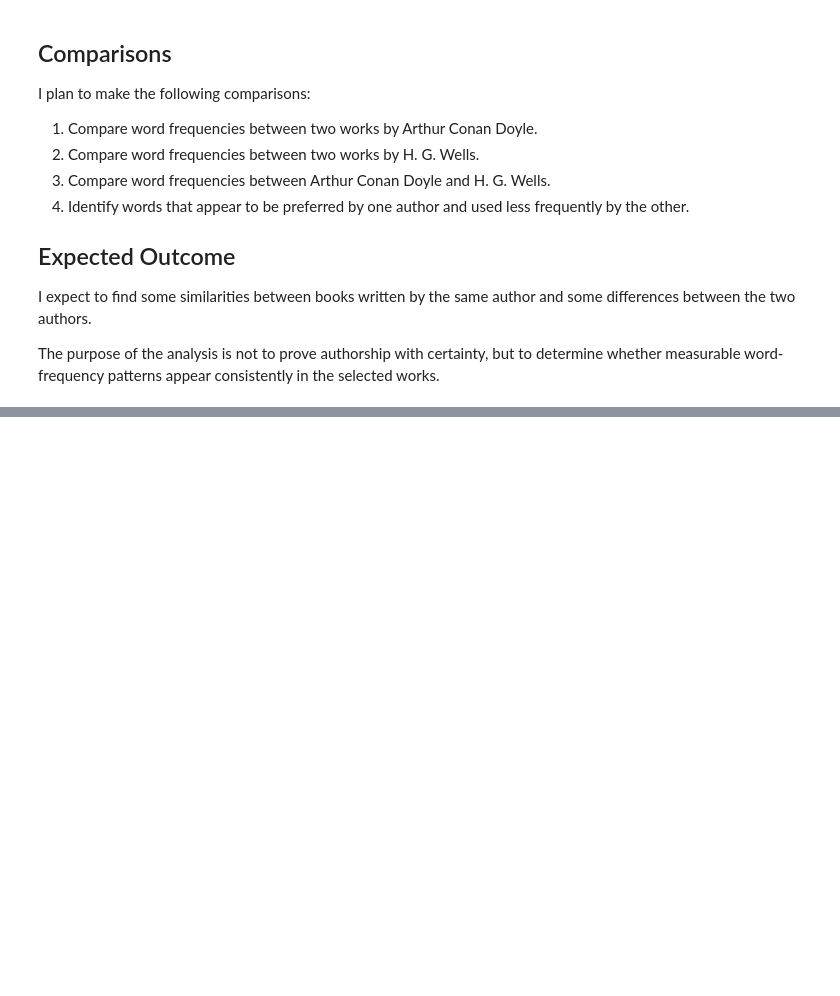
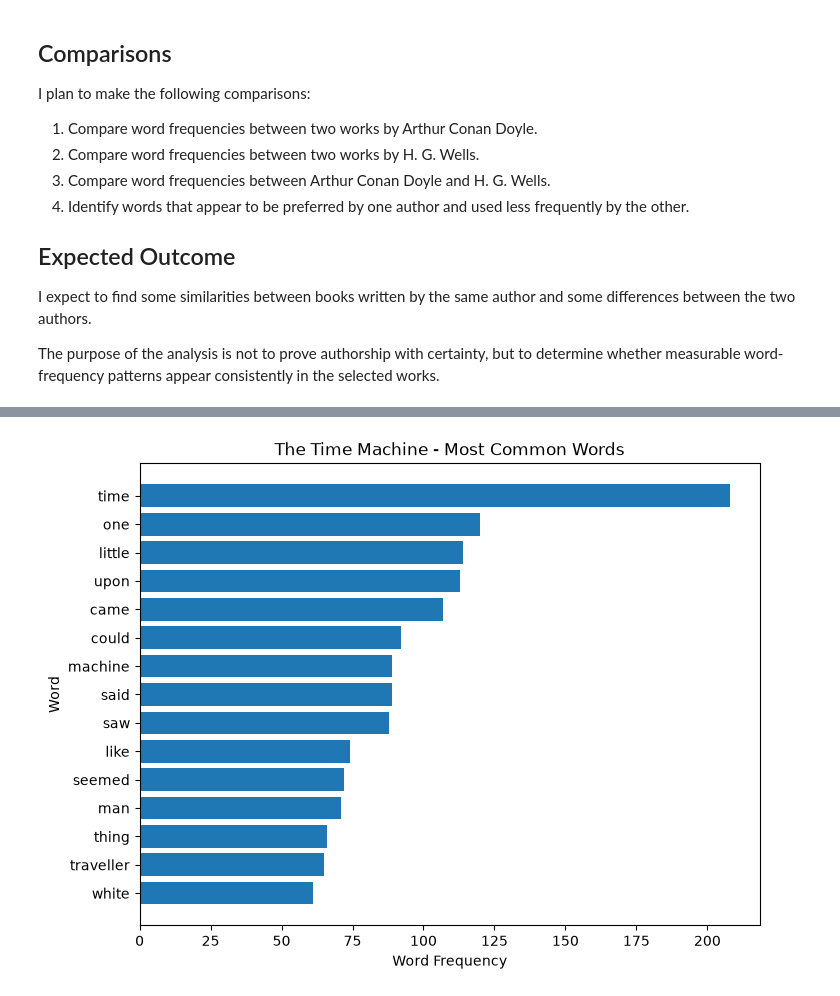
Before and after one commit to melawadyutk/MiniProject1, a Jupyter notebook: melawady.ipynb, the cells around one changed output, grey strips where cells are left out. Saved outputs shown, nothing was run; the diff lists cells and outputs as text; code cells hidden in the pictures; blank space fills up the shorter version.

```diff
--- a/melawady.ipynb
+++ b/melawady.ipynb
@@ -58,0 +292,9 @@ The purpose of the analysis is not to prove authorship with certainty, but to de
+# %%
+wells_book1 = book_results["The Time Machine"]["frequencies"]
+wells_book2 = book_results["The War of the Worlds"]["frequencies"]
+
+print("The Time Machine")
+print(wells_book1.most_common(15))
+
+print("\nThe War of the Worlds")
+print(wells_book2.most_common(15))
@@ -58,0 +307,7 @@ The purpose of the analysis is not to prove authorship with certainty, but to de
+# %%
+plot_top_words(
+    "The Time Machine - Most Common Words",
+    wells_book1
+)
+# %% [output]
+[figure, added]
```
Also changed, not shown: parts of 48 cells of this notebook.
